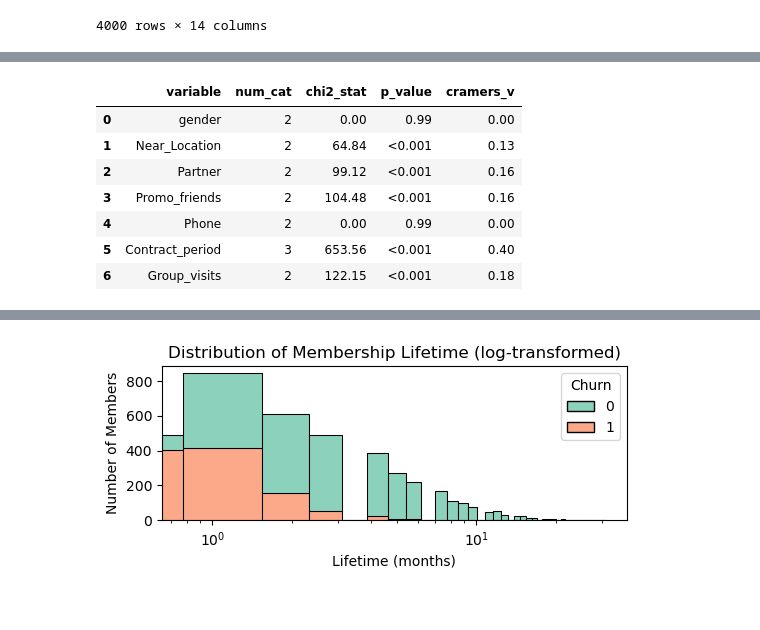
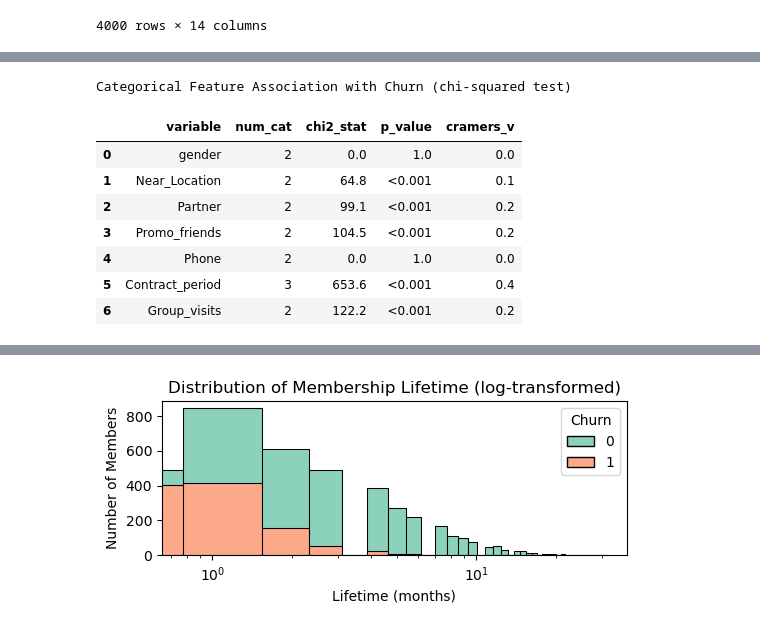
Before and after one commit to dbolotov/data_science_blog, a Jupyter notebook: gym_churn_analysis/gym_churn_analysis.ipynb, the cells around one changed output, grey strips where cells are left out. Saved outputs shown, nothing was run; the diff lists cells and outputs as text; code cells hidden in the pictures.

```diff
--- a/gym_churn_analysis/gym_churn_analysis.ipynb
+++ b/gym_churn_analysis/gym_churn_analysis.ipynb
@@ -118,6 +118,15 @@ from sklearn.metrics import PrecisionRecallDisplay
 from sklearn.inspection import permutation_importance
 
 pd.set_option("display.precision", 2)
+# %%
+# Define a function for printing tables
+def style_table(df, caption, precision=1, caption_side="bottom", font_size="16px", font_weight="normal"):
+    return (df.style
+            .format(precision=precision).set_caption(caption)
+            .set_table_styles([{"selector": "caption",
+                                "props": [("caption-side", caption_side),
+                                          ("font-size", font_size),
+                                          ("font-weight", font_weight)]}]))
 # %%
 # Display the raw dataset
 df = pd.read_csv("gym_churn_us.csv")
@@ -254,6 +263,6 @@ def run_ttests_with_means(df, num_vars, churn_col="Churn", pretty=False):
 
     return out
 
-results = run_ttests_with_means(df, num_vars, pretty=True)
-results
+ttest_results = run_ttests_with_means(df, num_vars, pretty=True)
+style_table(ttest_results, "Differences in Numeric Features Between Churners and Non-Churners (t-test)")
 # %% [output]
@@ -269,41 +279,42 @@ def cramers_v(confusion_matrix):
     """Calculate Cramer's V statistic for categorical-categorical association."""
     chi2 = chi2_contingency(confusion_matrix, correction=False)[0]
     n = confusion_matrix.sum().sum()
     r, k = confusion_matrix.shape
     return np.sqrt(chi2 / (n * (min(r, k) - 1)))
 
 def run_chi2_tests(df, cat_vars, target='Churn', pretty=True):
     """Compare categorical variables between churners and non-churners using chi-square test."""
     results = []
 
     for var in cat_vars:
         contingency = pd.crosstab(df[var], df[target])
         chi2, p, _, _ = chi2_contingency(contingency)
         cramers = cramers_v(contingency)
 
         results.append({'variable': var, 'num_cat': contingency.shape[0],
             'chi2_stat': chi2, 'p_value': p, 'cramers_v': cramers})
 
     results_df = pd.DataFrame(results)
 
     if pretty:
         results_df['chi2_stat'] = results_df['chi2_stat'].round(2)
         results_df['p_value'] = results_df['p_value'].apply(lambda x: '<0.001' if x < 0.001 else round(x, 3))
         results_df['cramers_v'] = results_df['cramers_v'].round(2)
 
     return results_df
 
 chi2_results = run_chi2_tests(df, cat_vars, pretty=True)
-chi2_results
+style_table(chi2_results, "Categorical Feature Association with Churn (chi-squared test)")
 # %% [output]
+Categorical Feature Association with Churn (chi-squared test)
 |  | variable | num_cat | chi2_stat | p_value | cramers_v |
-| 0 | gender | 2 | 0.00 | 0.99 | 0.00 |
-| 1 | Near_Location | 2 | 64.84 | <0.001 | 0.13 |
-| 2 | Partner | 2 | 99.12 | <0.001 | 0.16 |
-| 3 | Promo_friends | 2 | 104.48 | <0.001 | 0.16 |
-| 4 | Phone | 2 | 0.00 | 0.99 | 0.00 |
-| 5 | Contract_period | 3 | 653.56 | <0.001 | 0.40 |
-| 6 | Group_visits | 2 | 122.15 | <0.001 | 0.18 |
+| 0 | gender | 2 | 0.0 | 1.0 | 0.0 |
+| 1 | Near_Location | 2 | 64.8 | <0.001 | 0.1 |
+| 2 | Partner | 2 | 99.1 | <0.001 | 0.2 |
+| 3 | Promo_friends | 2 | 104.5 | <0.001 | 0.2 |
+| 4 | Phone | 2 | 0.0 | 1.0 | 0.0 |
+| 5 | Contract_period | 3 | 653.6 | <0.001 | 0.4 |
+| 6 | Group_visits | 2 | 122.2 | <0.001 | 0.2 |
 # %% [markdown]
 ## Cohort Analysis
 
```
Also changed, not shown: parts of 15 cells of this notebook.
